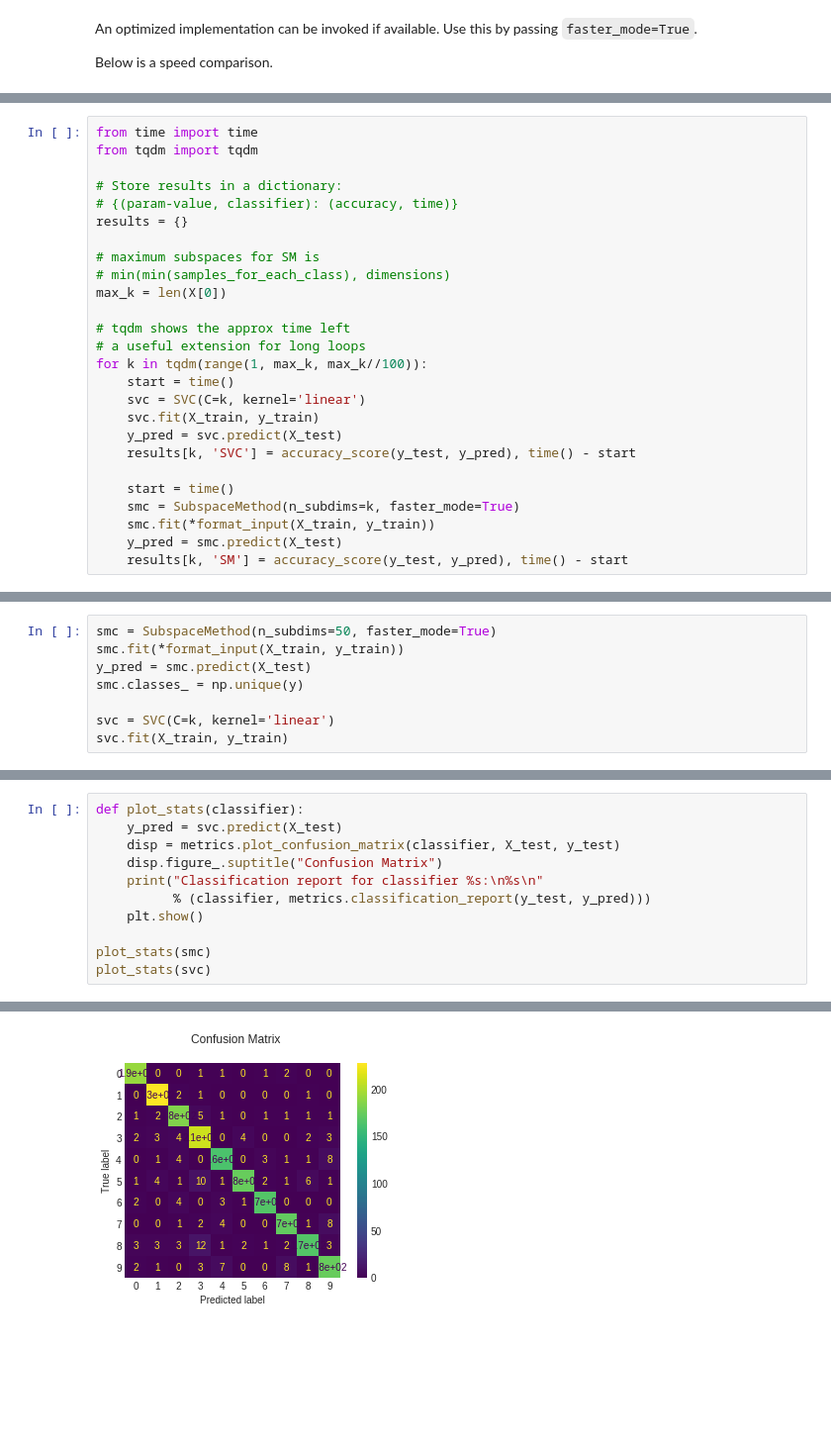
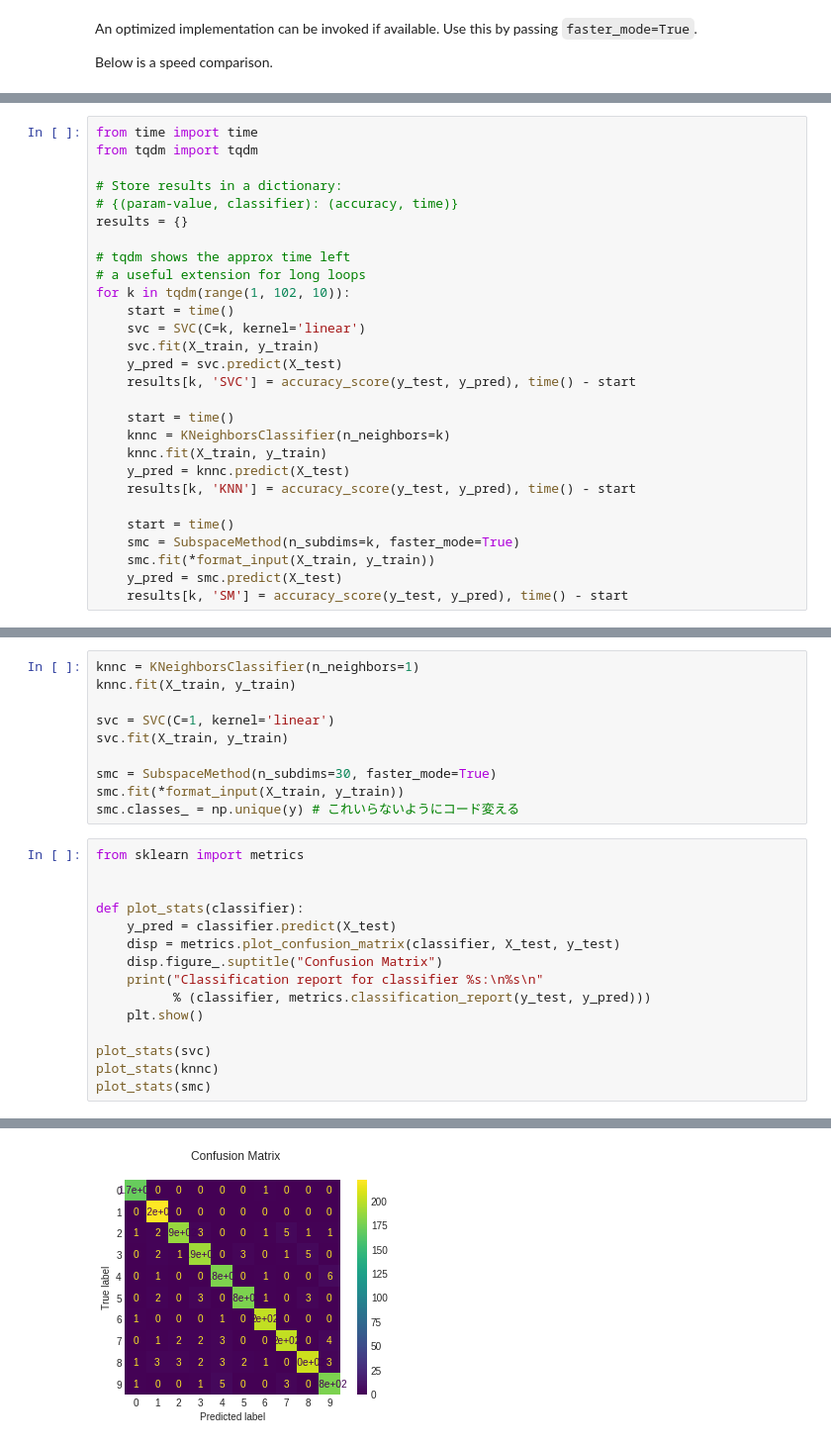
Before and after one commit to AtomScott/PySubspace, a Jupyter notebook: notebooks/MNIST_example_wtih_SM.ipynb, the cells around one changed output, grey strips where cells are left out. Shown at 99% size. Cells and saved outputs as stored; diff of their text form; blank space fills up the shorter version.

```diff
--- a/notebooks/MNIST_example_wtih_SM.ipynb
+++ b/notebooks/MNIST_example_wtih_SM.ipynb
@@ -160,13 +184,9 @@ from tqdm import tqdm
 # {(param-value, classifier): (accuracy, time)}
 results = {}
 
-# maximum subspaces for SM is
-# min(min(samples_for_each_class), dimensions)
-max_k = len(X[0])
-
 # tqdm shows the approx time left
 # a useful extension for long loops
-for k in tqdm(range(1, max_k, max_k//100)):
+for k in tqdm(range(1, 102, 10)):
     start = time()
     svc = SVC(C=k, kernel='linear')
     svc.fit(X_train, y_train)
@@ -174,6 +194,12 @@ for k in tqdm(range(1, max_k, max_k//100)):
     results[k, 'SVC'] = accuracy_score(y_test, y_pred), time() - start
 
     start = time()
+    knnc = KNeighborsClassifier(n_neighbors=k)
+    knnc.fit(X_train, y_train)
+    y_pred = knnc.predict(X_test)
+    results[k, 'KNN'] = accuracy_score(y_test, y_pred), time() - start
+
+    start = time()
     smc = SubspaceMethod(n_subdims=k, faster_mode=True)
     smc.fit(*format_input(X_train, y_train))
     y_pred = smc.predict(X_test)
@@ -197,8 +232,0 @@ Text(0.5, 1.0, 'Accuracy Score Comparison')
-# %%
-smc = SubspaceMethod(n_subdims=50, faster_mode=True)
-smc.fit(*format_input(X_train, y_train))
-y_pred = smc.predict(X_test)
-smc.classes_ = np.unique(y)
-
-svc = SVC(C=k, kernel='linear')
-svc.fit(X_train, y_train)
@@ -210,12 +237,26 @@ SVC(C=781, break_ties=False, cache_size=200, class_weight=None, coef0=0.0,
+# %%
+knnc = KNeighborsClassifier(n_neighbors=1)
+knnc.fit(X_train, y_train)
+
+svc = SVC(C=1, kernel='linear')
+svc.fit(X_train, y_train)
+
+smc = SubspaceMethod(n_subdims=30, faster_mode=True)
+smc.fit(*format_input(X_train, y_train))
+smc.classes_ = np.unique(y) # これいらないようにコード変える
 # %%
+from sklearn import metrics
+
+
 def plot_stats(classifier):
-    y_pred = svc.predict(X_test)
+    y_pred = classifier.predict(X_test)
     disp = metrics.plot_confusion_matrix(classifier, X_test, y_test)
     disp.figure_.suptitle("Confusion Matrix")
     print("Classification report for classifier %s:\n%s\n"
           % (classifier, metrics.classification_report(y_test, y_pred)))
     plt.show()
 
+plot_stats(svc)
+plot_stats(knnc)
 plot_stats(smc)
-plot_stats(svc)
 # %% [output]
@@ -260 +303 @@ weighted avg       0.92      0.92      0.92      2000
-[figure, old version]
+[figure, new version]
```
Also changed, not shown: parts of 15 cells of this notebook, 10 other files.
